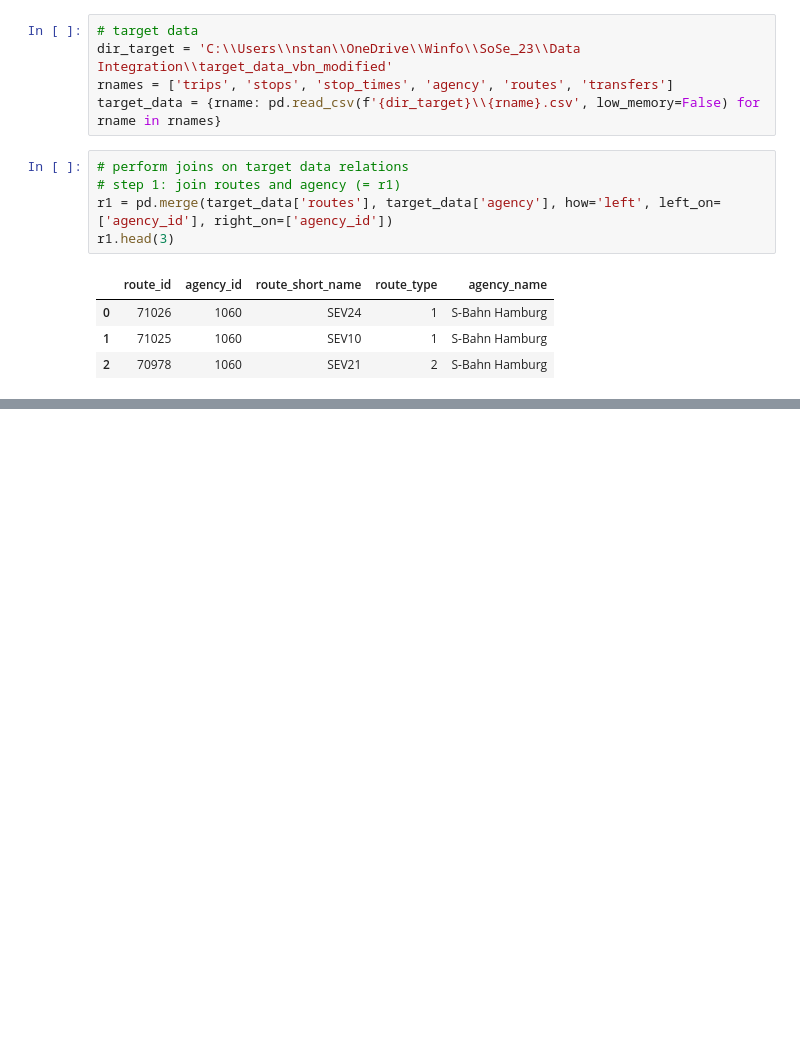
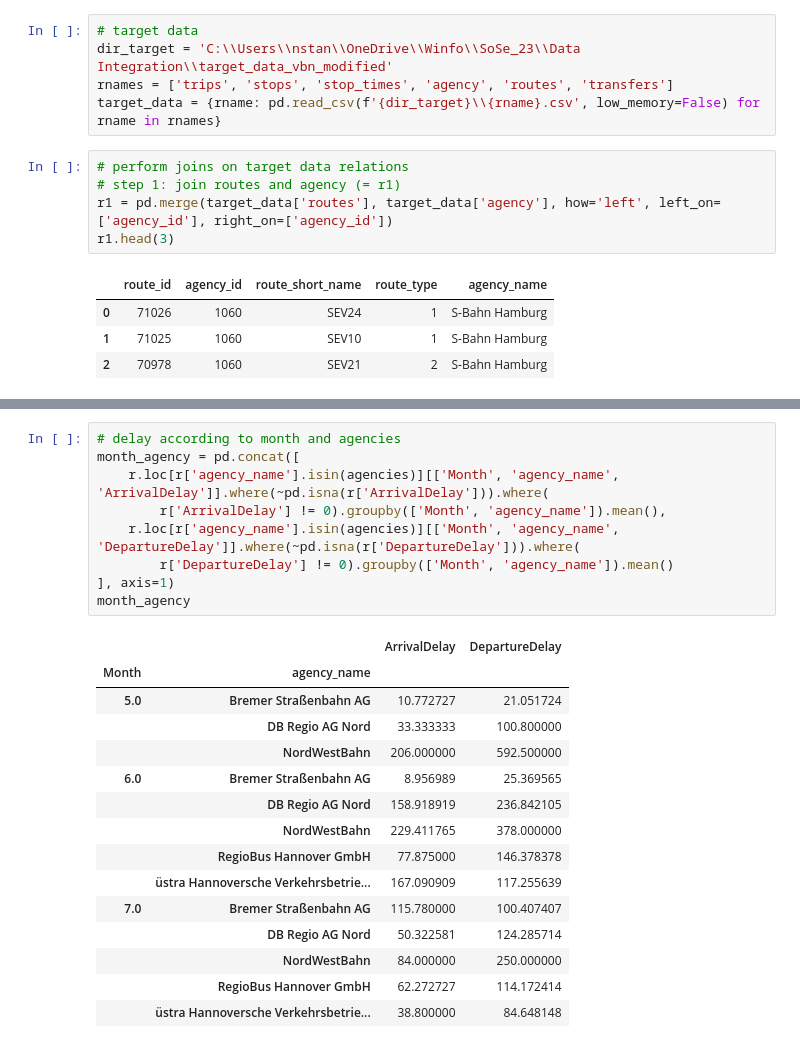
Before and after one commit to TrashCan1998/Datenintegration_Gesk_Standop_2023, a Jupyter notebook: 3_cleaning/cleaning_and_evaluation.ipynb, the cells around one changed output, grey strips where cells are left out. Cells and saved outputs as stored; diff of their text form; blank space fills up the shorter version.

```diff
--- a/3_cleaning/cleaning_and_evaluation.ipynb
+++ b/3_cleaning/cleaning_and_evaluation.ipynb
@@ -169,0 +124,25 @@ pd.concat([
+# %%
+# delay according to month and agencies
+month_agency = pd.concat([
+    r.loc[r['agency_name'].isin(agencies)][['Month', 'agency_name', 'ArrivalDelay']].where(~pd.isna(r['ArrivalDelay'])).where(
+        r['ArrivalDelay'] != 0).groupby(['Month', 'agency_name']).mean(),
+    r.loc[r['agency_name'].isin(agencies)][['Month', 'agency_name', 'DepartureDelay']].where(~pd.isna(r['DepartureDelay'])).where(
+        r['DepartureDelay'] != 0).groupby(['Month', 'agency_name']).mean()
+], axis=1)
+month_agency
+# %% [output]
+|  |  | ArrivalDelay | DepartureDelay |
+| Month | agency_name |  |  |
+| 5.0 | Bremer Straßenbahn AG | 10.772727 | 21.051724 |
+|  | DB Regio AG Nord | 33.333333 | 100.800000 |
+|  | NordWestBahn | 206.000000 | 592.500000 |
+| 6.0 | Bremer Straßenbahn AG | 8.956989 | 25.369565 |
+|  | DB Regio AG Nord | 158.918919 | 236.842105 |
+|  | NordWestBahn | 229.411765 | 378.000000 |
+|  | RegioBus Hannover GmbH | 77.875000 | 146.378378 |
+|  | üstra Hannoversche Verkehrsbetrie... | 167.090909 | 117.255639 |
+| 7.0 | Bremer Straßenbahn AG | 115.780000 | 100.407407 |
+|  | DB Regio AG Nord | 50.322581 | 124.285714 |
+|  | NordWestBahn | 84.000000 | 250.000000 |
+|  | RegioBus Hannover GmbH | 62.272727 | 114.172414 |
+|  | üstra Hannoversche Verkehrsbetrie... | 38.800000 | 84.648148 |
```
Also changed, not shown: parts of 19 cells of this notebook.
